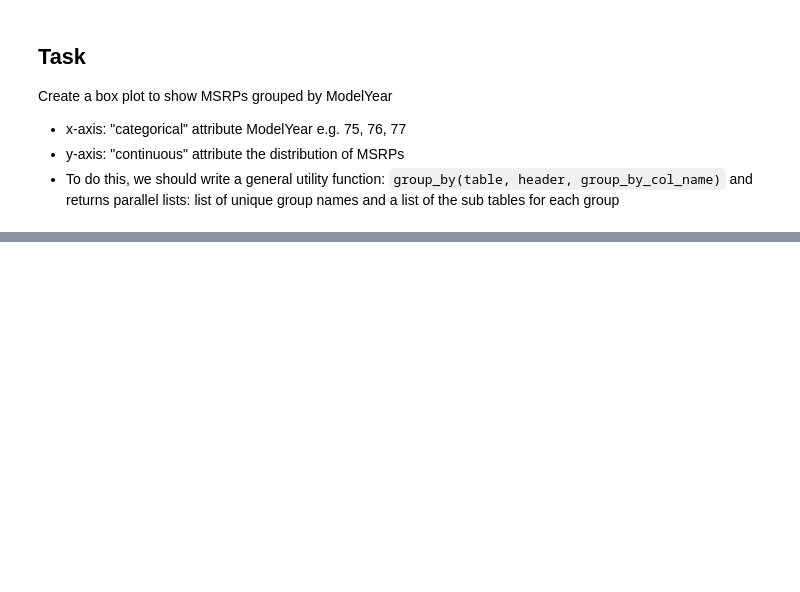
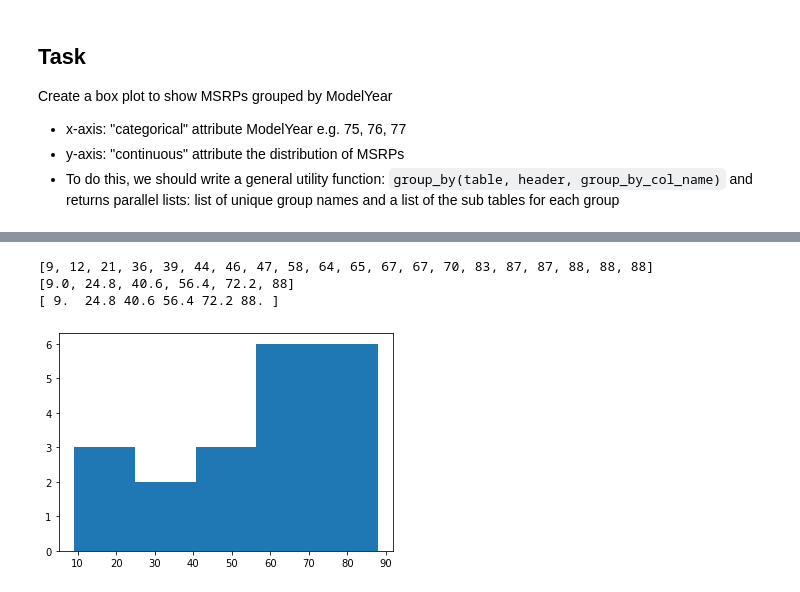
Before and after one commit to BenComer1998/U3-Data-Analysis, a Jupyter notebook: JupyterNotebookFunS1/MatplotlibBasics.ipynb, the cells around one changed output, grey strips where cells are left out. Drawn from its saved outputs; the diff is of its cells as text; code cells hidden in the pictures; blank space fills up the shorter version.

```diff
--- a/JupyterNotebookFunS1/MatplotlibBasics.ipynb
+++ b/JupyterNotebookFunS1/MatplotlibBasics.ipynb
@@ -183,0 +199,23 @@ print(modelyear_subtables)
+# %%
+importlib.reload(utils)
+np.random.seed(0)
+values = sorted(list(np.random.choice(100, 20))) # 20 values in [0, 100)
+# sampling with replacement
+print(values)
+cutoffs = utils.compute_equal_width_cutoffs(values, 5)
+print(cutoffs)
+# how do we know if we are right?
+# let's use matplotlib to get the cutoffs to check ours against
+plt_freqs, plt_cutoffs, plt_artists = plt.hist(values, bins=5)
+print(plt_cutoffs)
+# use the assert statement in order to "assert" that two values or two expressions are the same (or really close...)
+#assert True == False
+# when an assert evals to True... program execution continues
+# when an assert evals to False... program execution stops
+# order... actual , expected (solution)
+assert np.allclose(cutoffs, plt_cutoffs)
+# %% [output]
+[9, 12, 21, 36, 39, 44, 46, 47, 58, 64, 65, 67, 67, 70, 83, 87, 87, 88, 88, 88]
+[9.0, 24.8, 40.6, 56.4, 72.2, 88]
+[ 9.  24.8 40.6 56.4 72.2 88. ]
+[figure, added]
```
Also changed, not shown: parts of 4 cells of this notebook, 2 other files.
